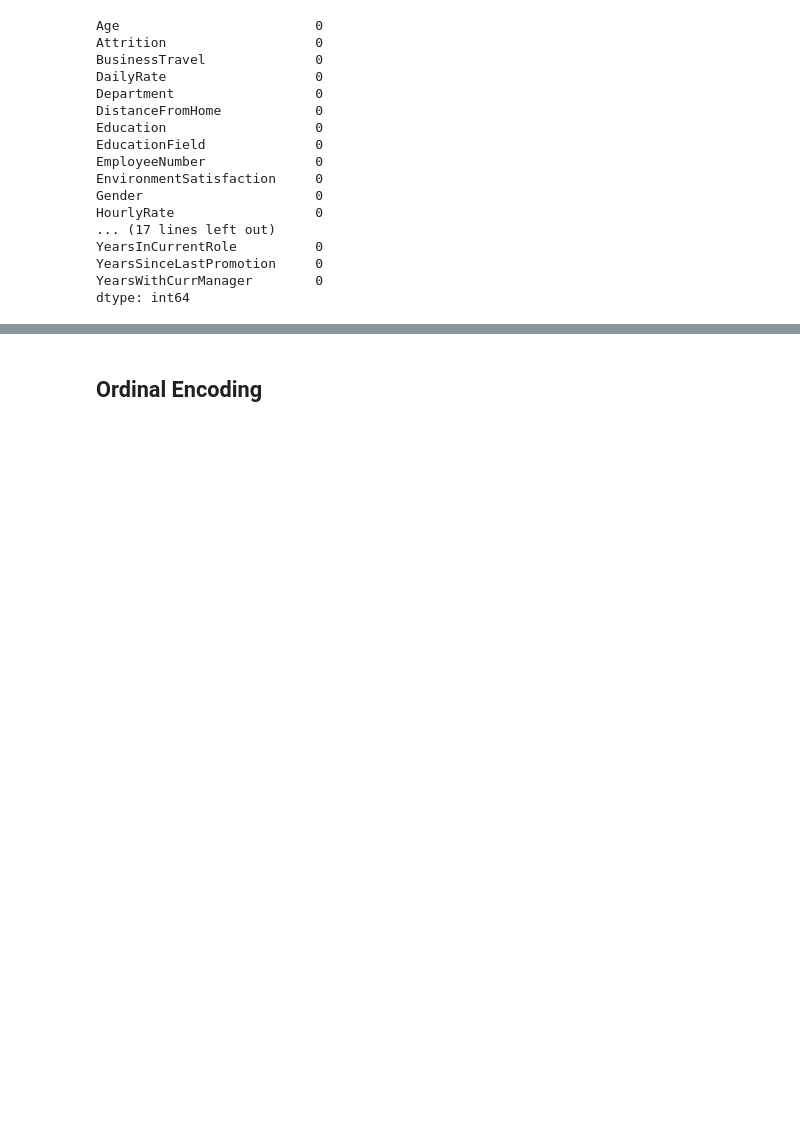
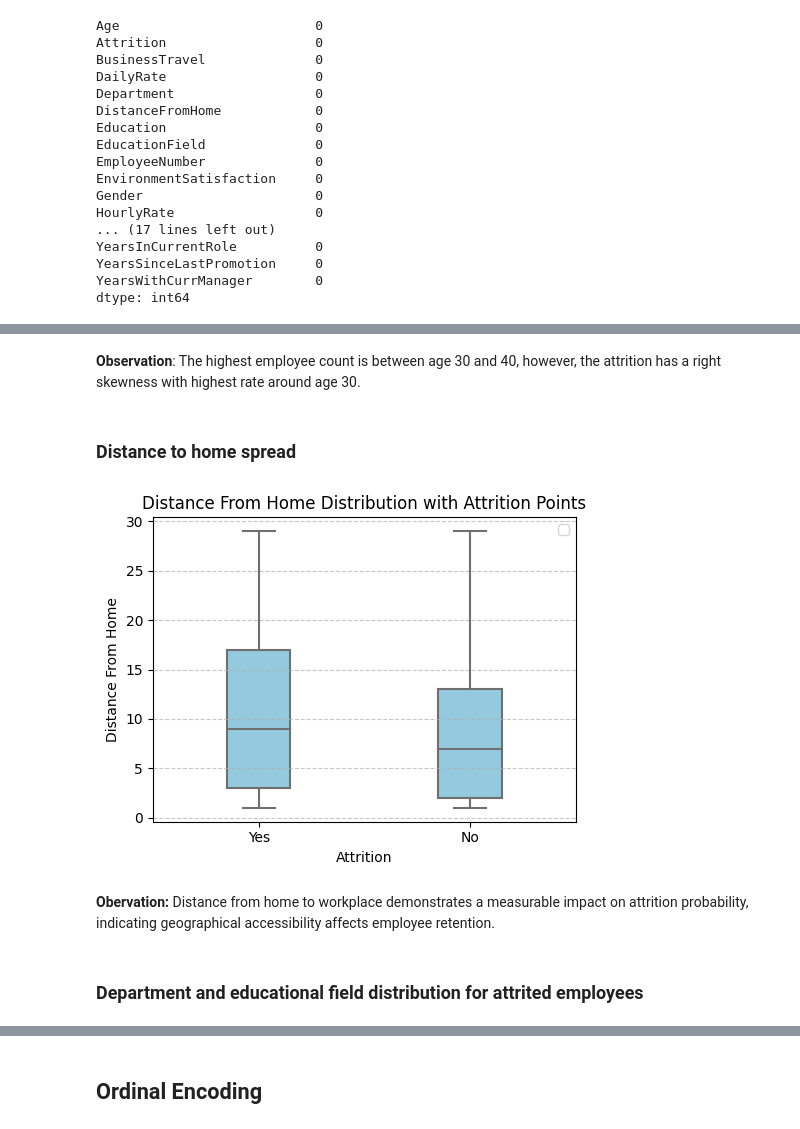
Before and after one commit to AKA-SSH/Employee-Attrition, a Jupyter notebook: hr-employee-attrition.ipynb, the cells around one changed output, grey strips where cells are left out. Drawn from its saved outputs; the diff is of its cells as text; code cells hidden in the pictures; blank space fills up the shorter version.

```diff
--- a/hr-employee-attrition.ipynb
+++ b/hr-employee-attrition.ipynb
@@ -32,0 +105,26 @@ dtype: int64
+# %% [markdown]
+**Observation**: The highest employee count is between age 30 and 40, however, the attrition has a right skewness with highest rate around age 30.
+# %% [markdown]
+### Distance to home spread
+# %%
+plt.figure(figsize=(5, 4))
+
+sns.boxplot(
+    x=DF_cleaned['Attrition'],
+    y=DF_cleaned['DistanceFromHome'],
+    color='skyblue',
+    width=0.3
+            )
+
+plt.title('Distance From Home Distribution with Attrition Points')
+plt.ylabel('Distance From Home')
+plt.legend()
+plt.grid(axis='y', linestyle='--', alpha=0.7)
+plt.tight_layout()
+plt.show()
+# %% [output]
+[figure, added]
+# %% [markdown]
+**Obervation:** Distance from home to workplace demonstrates a measurable impact on attrition probability, indicating geographical accessibility affects employee retention.
+# %% [markdown]
+### Department and educational field distribution for attrited employees
```
Also changed, not shown: parts of 47 cells of this notebook.
